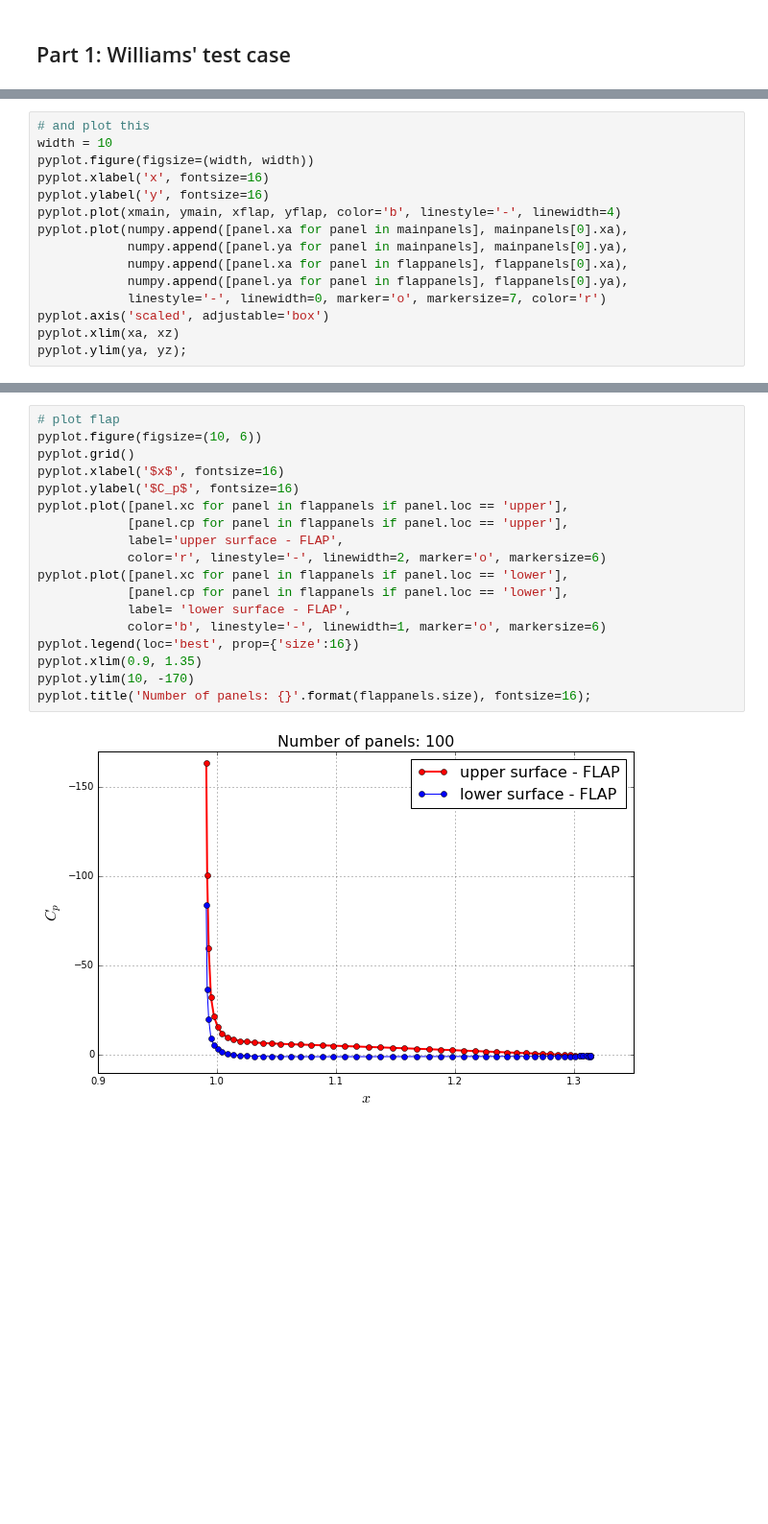
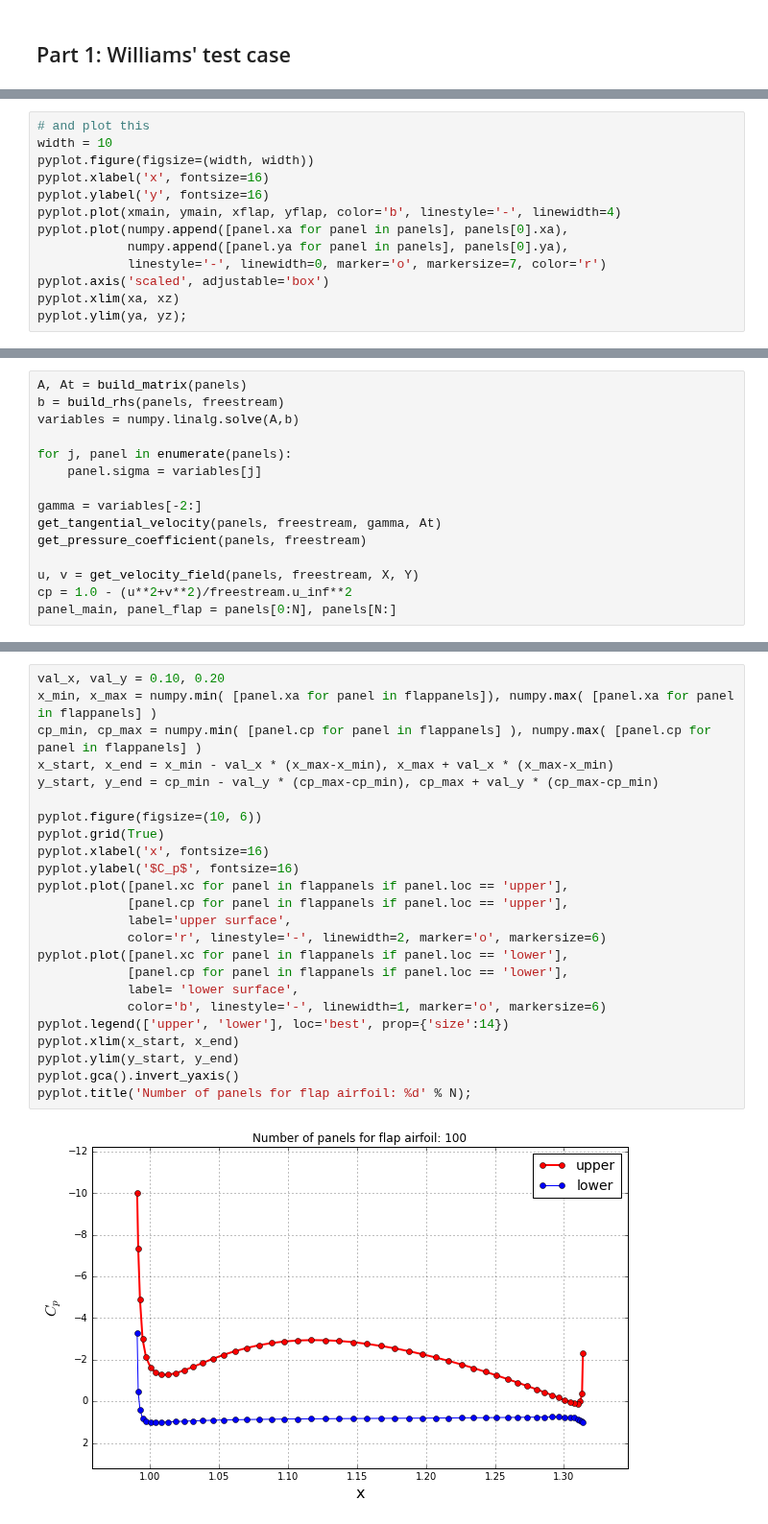
Before and after one commit to lpgleaves/mae6226-workspace, a Jupyter notebook: assignment-03.ipynb, the cells around one changed output, grey strips where cells are left out. Shown at 96% size. Drawn from its saved outputs; the diff is of its cells as text; blank space fills up the shorter version.

```diff
--- a/assignment-03.ipynb
+++ b/assignment-03.ipynb
@@ -65,10 +61,8 @@ pyplot.figure(figsize=(width, width))
 pyplot.xlabel('x', fontsize=16)
 pyplot.ylabel('y', fontsize=16)
 pyplot.plot(xmain, ymain, xflap, yflap, color='b', linestyle='-', linewidth=4)
-pyplot.plot(numpy.append([panel.xa for panel in mainpanels], mainpanels[0].xa),
-            numpy.append([panel.ya for panel in mainpanels], mainpanels[0].ya),
-            numpy.append([panel.xa for panel in flappanels], flappanels[0].xa),
-            numpy.append([panel.ya for panel in flappanels], flappanels[0].ya),
+pyplot.plot(numpy.append([panel.xa for panel in panels], panels[0].xa),
+            numpy.append([panel.ya for panel in panels], panels[0].ya),
             linestyle='-', linewidth=0, marker='o', markersize=7, color='r')
 pyplot.axis('scaled', adjustable='box')
 pyplot.xlim(xa, xz)
@@ -125 +77,16 @@ compute_pressure_coefficient(flappanels, freestream)
+# %%
+A, At = build_matrix(panels)
+b = build_rhs(panels, freestream)
+variables = numpy.linalg.solve(A,b)
+
+for j, panel in enumerate(panels):
+    panel.sigma = variables[j]
+
+gamma = variables[-2:]
+get_tangential_velocity(panels, freestream, gamma, At)
+get_pressure_coefficient(panels, freestream)
+
+u, v = get_velocity_field(panels, freestream, X, Y)
+cp = 1.0 - (u**2+v**2)/freestream.u_inf**2
+panel_main, panel_flap = panels[0:N], panels[N:]
 # %%
@@ -145,20 +118,26 @@ pyplot.title('Number of panels: {}'.format(mainpanels.size), fontsize=16);
 # %%
-# plot flap
+val_x, val_y = 0.10, 0.20
+x_min, x_max = numpy.min( [panel.xa for panel in flappanels]), numpy.max( [panel.xa for panel in flappanels] )
+cp_min, cp_max = numpy.min( [panel.cp for panel in flappanels] ), numpy.max( [panel.cp for panel in flappanels] )
+x_start, x_end = x_min - val_x * (x_max-x_min), x_max + val_x * (x_max-x_min)
+y_start, y_end = cp_min - val_y * (cp_max-cp_min), cp_max + val_y * (cp_max-cp_min)
+
 pyplot.figure(figsize=(10, 6))
-pyplot.grid()
-pyplot.xlabel('$x$', fontsize=16)
+pyplot.grid(True)
+pyplot.xlabel('x', fontsize=16)
 pyplot.ylabel('$C_p$', fontsize=16)
 pyplot.plot([panel.xc for panel in flappanels if panel.loc == 'upper'],
             [panel.cp for panel in flappanels if panel.loc == 'upper'],
-            label='upper surface - FLAP',
+            label='upper surface',
             color='r', linestyle='-', linewidth=2, marker='o', markersize=6)
 pyplot.plot([panel.xc for panel in flappanels if panel.loc == 'lower'],
             [panel.cp for panel in flappanels if panel.loc == 'lower'],
-            label= 'lower surface - FLAP',
+            label= 'lower surface',
             color='b', linestyle='-', linewidth=1, marker='o', markersize=6)
-pyplot.legend(loc='best', prop={'size':16})
-pyplot.xlim(0.9, 1.35)
-pyplot.ylim(10, -170)
-pyplot.title('Number of panels: {}'.format(flappanels.size), fontsize=16);
+pyplot.legend(['upper', 'lower'], loc='best', prop={'size':14})
+pyplot.xlim(x_start, x_end)
+pyplot.ylim(y_start, y_end)
+pyplot.gca().invert_yaxis()
+pyplot.title('Number of panels for flap airfoil: %d' % N);
 # %% [output]
-[figure, old version]
+[figure, new version]
```
Also changed, not shown: parts of 15 cells of this notebook, 1 other file.
